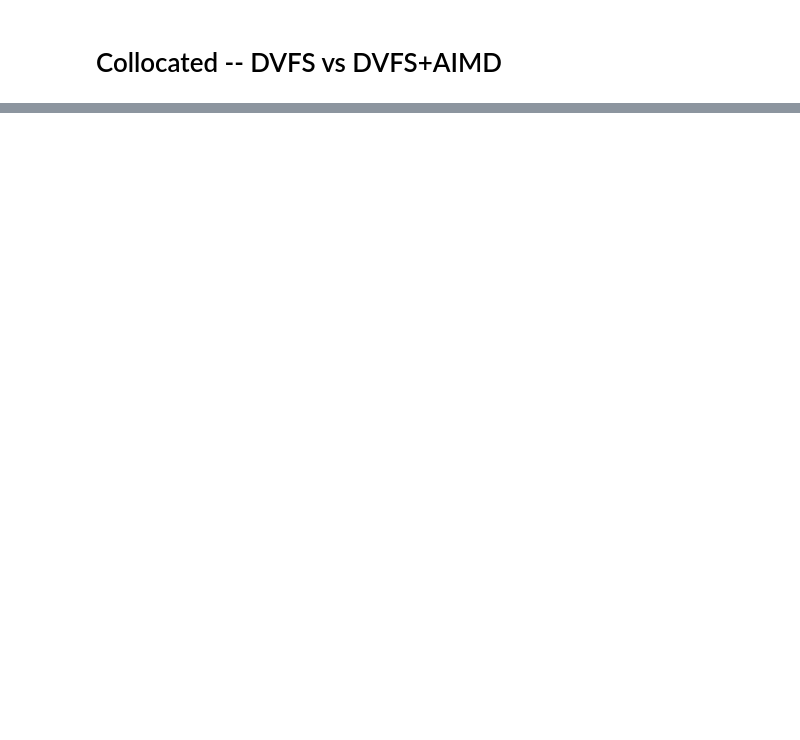
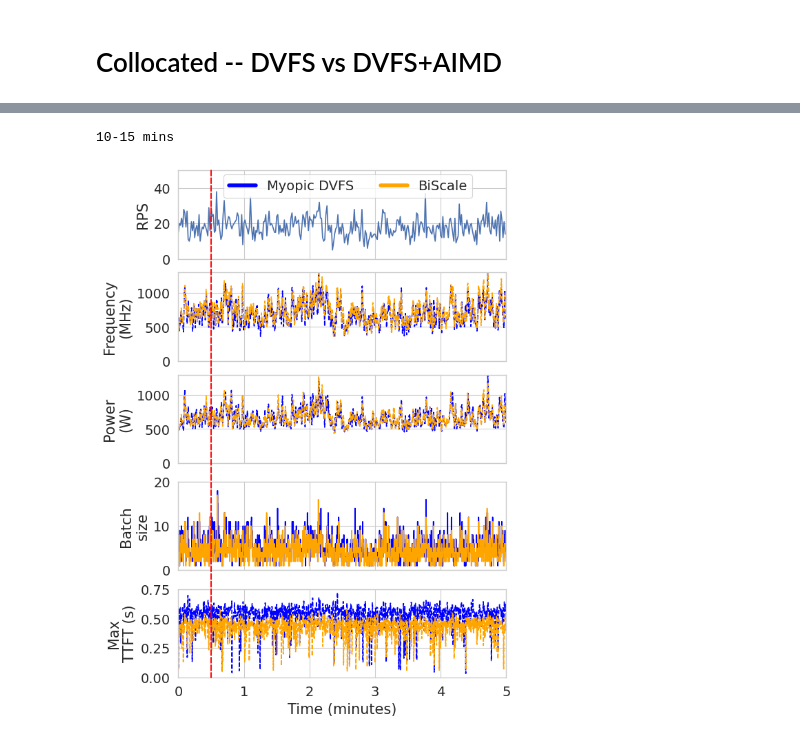
Before and after one commit to Louis-99/vllm-fork, a Jupyter notebook: additional_stuff/sosp_evals/2_nodes/freq_power.ipynb, the cells around one changed output, grey strips where cells are left out. Cells and saved outputs as stored; diff of their text form; code cells hidden in the pictures; blank space fills up the shorter version.

Commit message:
forgot to save changes

```diff
--- a/additional_stuff/sosp_evals/2_nodes/freq_power.ipynb
+++ b/additional_stuff/sosp_evals/2_nodes/freq_power.ipynb
@@ -618,0 +786,14 @@ visualize_qps(csv_path=Path('/export2/obasit/ClusterLevelServing/vllm_profiler_l
+# %%
+print("10-15 mins")
+power_df_dvfs = get_combined_df_prefill([Path('/export2/obasit/ClusterLevelServing/vllm_logs/arxiv_evls/myopic_with_600ms/mpc_1_DVFS/prefill_0_Mar29220212')])
+power_df_ours = get_combined_df_prefill([Path('/export2/obasit/ClusterLevelServing/vllm_logs/arxiv_evls/myopic_with_600ms/MYOPIC_1_DVFS_try2/prefill_0_Mar29215049')])
+visualize_prefill(csv_path=Path('/export2/obasit/ClusterLevelServing/vllm_logs/arxiv_evls/myopic_with_600ms/prefill_0_Jan06214930_gpu1_trace.csv'),
+                    power_df_dvfs=power_df_dvfs,
+                    power_df_ours=power_df_ours,
+                    time_bucket_ms=1000,
+                    save_name="figs/myopic_vsmpc_prefill.pdf",
+                    start_time=0 * 60,
+                    end_time=5 * 60)
+# %% [output]
+10-15 mins
+[figure, added]
```
Also changed, not shown: parts of 6 cells of this notebook.
